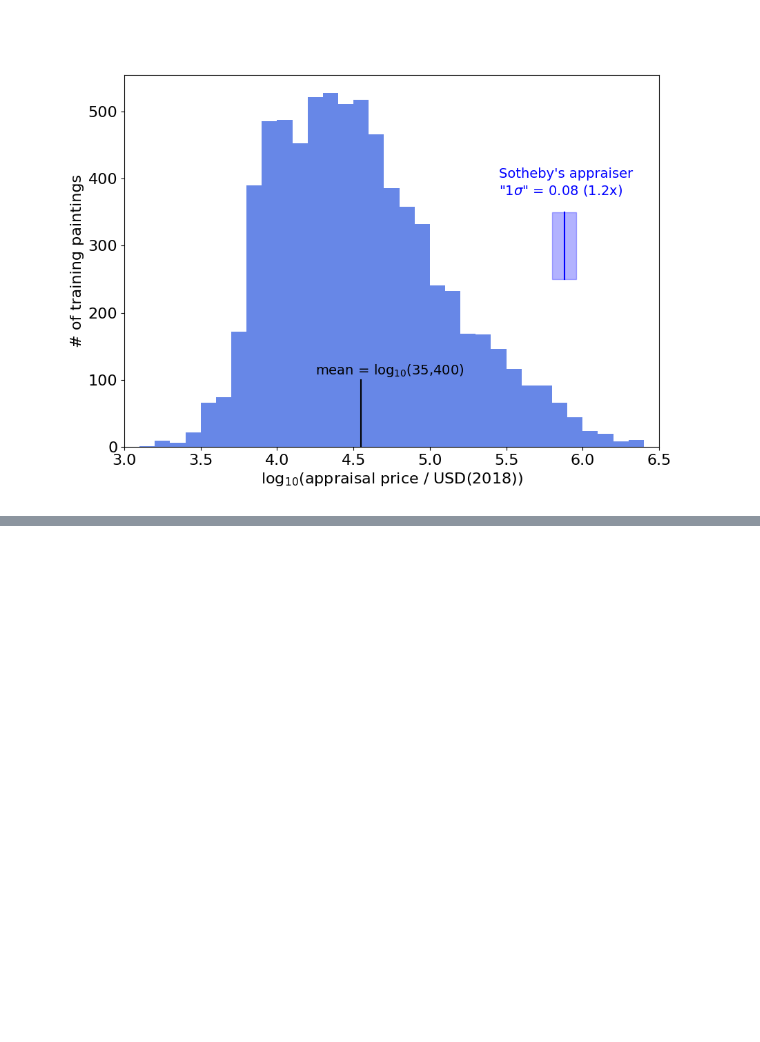
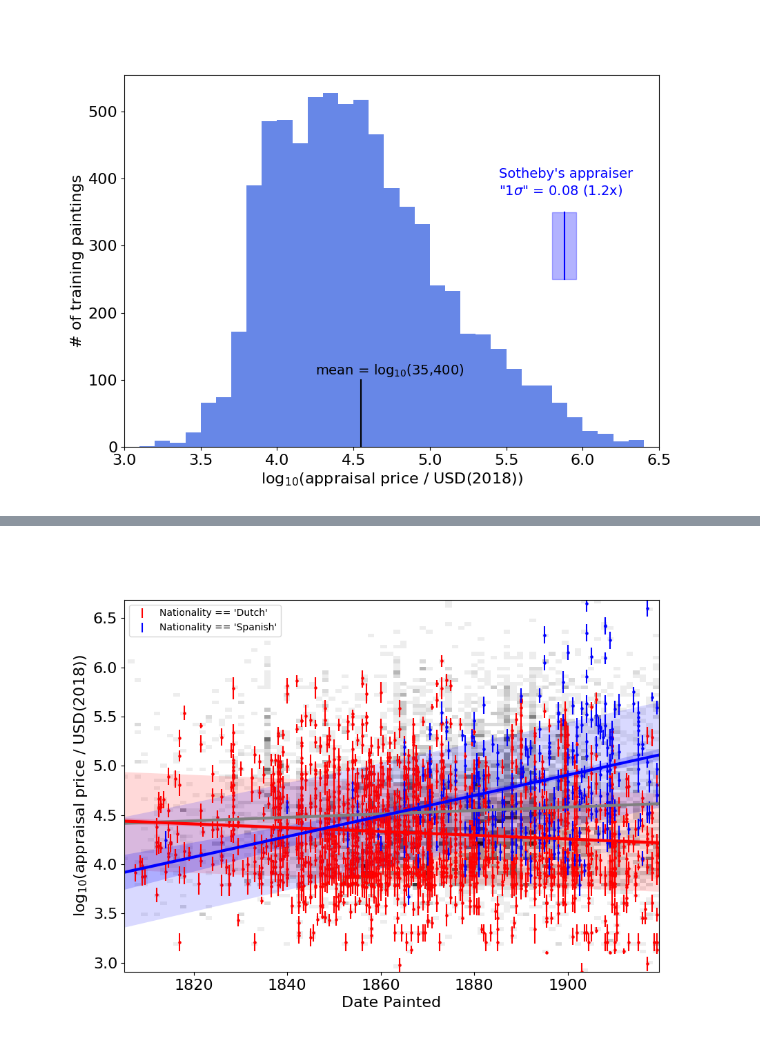
Before and after one commit to BrockTweedie/TheDataIncubatorApplication, a Jupyter notebook: TheDataIncubator_presentation.ipynb, the cells around one changed output, grey strips where cells are left out. Drawn from its saved outputs; the diff is of its cells as text; code cells hidden in the pictures; blank space fills up the shorter version.

```diff
--- a/TheDataIncubator_presentation.ipynb
+++ b/TheDataIncubator_presentation.ipynb
@@ -46,0 +45,4 @@ Image(filename="Figure_0.png")
+# %%
+Image(filename="Figure_4.png")
+# %% [output]
+[figure, added]
```
Also changed, not shown: parts of 9 cells of this notebook.
